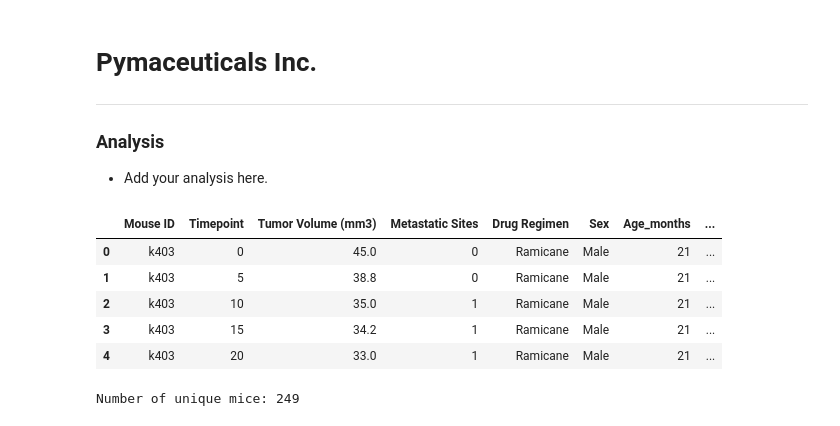
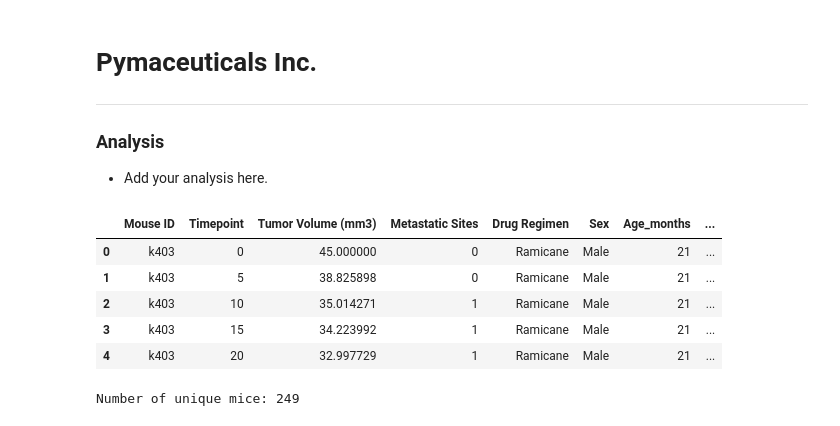
Before and after one commit to Hluu1/Matplotlib-Challenge, a Jupyter notebook: Pymaceuticals/pymaceuticals_starter.ipynb, the cells around one changed output. Drawn from its saved outputs; the diff is of its cells as text; code cells hidden in the pictures.

```diff
--- a/Pymaceuticals/pymaceuticals_starter.ipynb
+++ b/Pymaceuticals/pymaceuticals_starter.ipynb
@@ -8,31 +8,31 @@
 # %%
 # Dependencies and Setup
 import matplotlib.pyplot as plt
 import pandas as pd
 import scipy.stats as st
 
 # Study data files
 mouse_metadata_path = "data/Mouse_metadata.csv"
 study_results_path = "data/Study_results.csv"
 
 # Read the mouse data and the study results
 mouse_metadata = pd.read_csv(mouse_metadata_path)
 study_results = pd.read_csv(study_results_path)
 
 # Combine the data into a single DataFrame
 merged_df = pd.merge(mouse_metadata, study_results, on="Mouse ID")
 
 # Display the data table for preview
 merged_df = merged_df[["Mouse ID", "Timepoint", "Tumor Volume (mm3)", "Metastatic Sites", "Drug Regimen", "Sex", "Age_months", "Weight (g)"]]
-merged_df["Tumor Volume (mm3)"] = round(merged_df["Tumor Volume (mm3)"], 1)
+#merged_df["Tumor Volume (mm3)"] = round(merged_df["Tumor Volume (mm3)"], 1)
 merged_df.head()
 # %% [output]
 |  | Mouse ID | Timepoint | Tumor Volume (mm3) | Metastatic Sites | Drug Regimen | Sex | Age_months | ... |
-| 0 | k403 | 0 | 45.0 | 0 | Ramicane | Male | 21 | ... |
-| 1 | k403 | 5 | 38.8 | 0 | Ramicane | Male | 21 | ... |
-| 2 | k403 | 10 | 35.0 | 1 | Ramicane | Male | 21 | ... |
-| 3 | k403 | 15 | 34.2 | 1 | Ramicane | Male | 21 | ... |
-| 4 | k403 | 20 | 33.0 | 1 | Ramicane | Male | 21 | ... |
+| 0 | k403 | 0 | 45.000000 | 0 | Ramicane | Male | 21 | ... |
+| 1 | k403 | 5 | 38.825898 | 0 | Ramicane | Male | 21 | ... |
+| 2 | k403 | 10 | 35.014271 | 1 | Ramicane | Male | 21 | ... |
+| 3 | k403 | 15 | 34.223992 | 1 | Ramicane | Male | 21 | ... |
+| 4 | k403 | 20 | 32.997729 | 1 | Ramicane | Male | 21 | ... |
 # %%
 # Checking the number of mice.
 num_unique_mice = merged_df["Mouse ID"].nunique()
```
Also changed, not shown: parts of 19 cells of this notebook.
